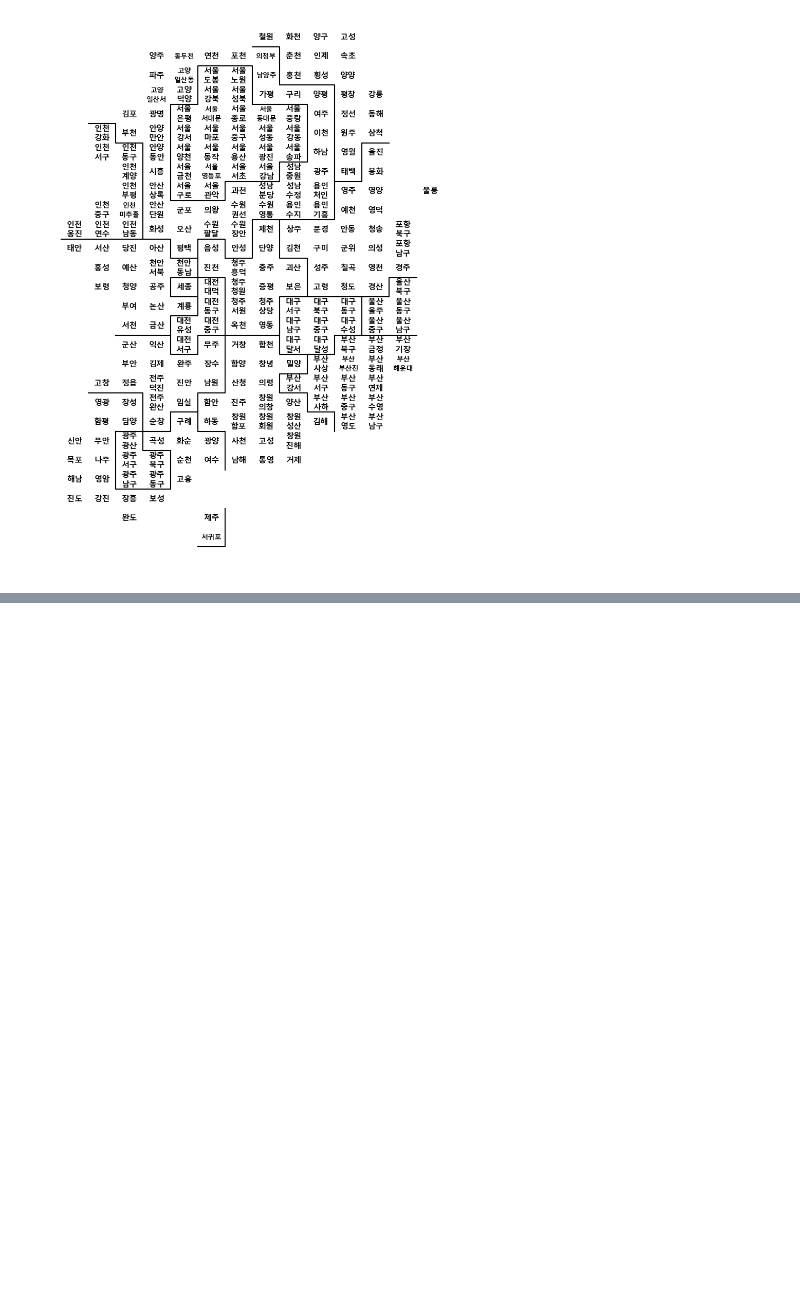
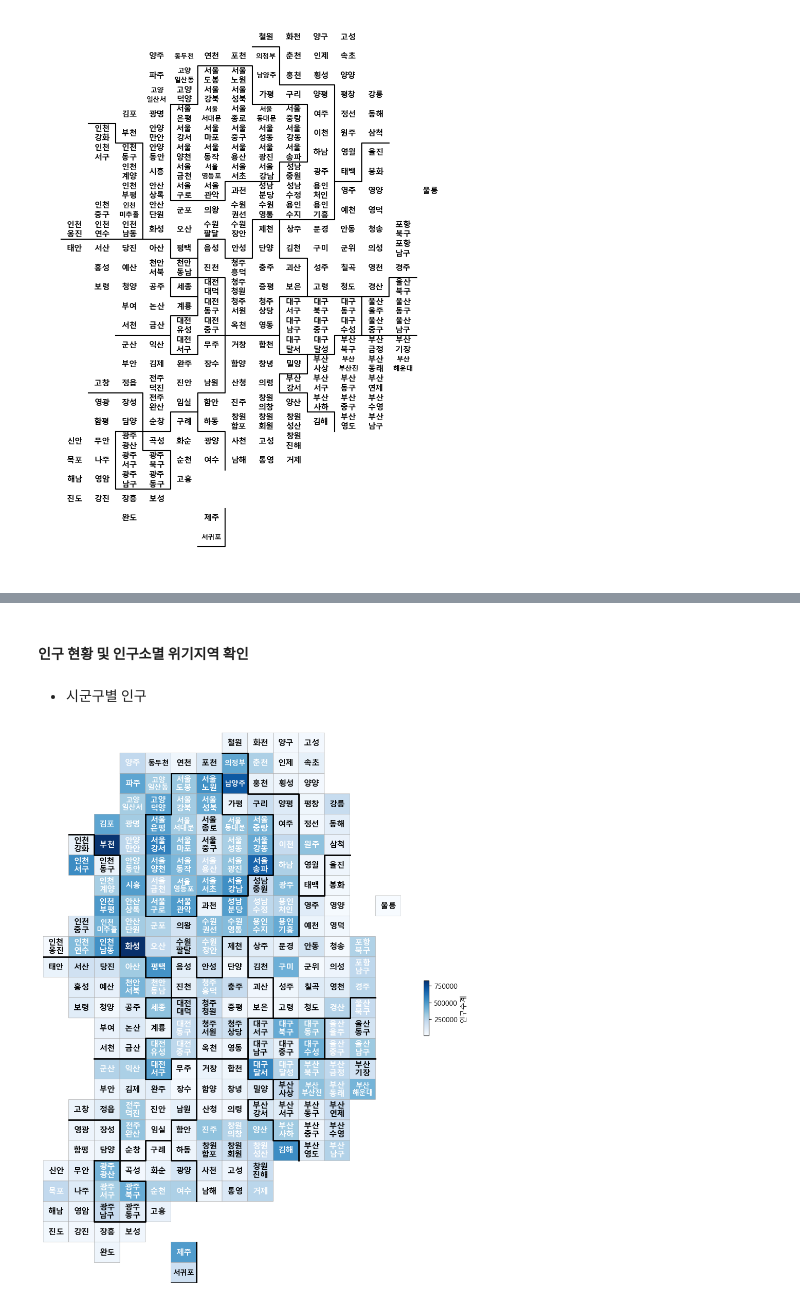
Before and after one commit to ckiekim/DataAnalysis-2023.09, a Jupyter notebook: 10.Cartogram/03.인구소멸위기지역-시각화.ipynb, the cells around one changed output, grey strips where cells are left out. Cells and saved outputs as stored; diff of their text form; code cells hidden in the pictures; blank space fills up the shorter version.

```diff
--- a/10.Cartogram/03.인구소멸위기지역-시각화.ipynb
+++ b/10.Cartogram/03.인구소멸위기지역-시각화.ipynb
@@ -123,0 +126,3 @@ plt.show()
+# %%
+pop = pd.merge(pop, map)
+pop.head()
@@ -123,0 +136,8 @@ plt.show()
+# %% [markdown]
+#### 인구 현황 및 인구소멸 위기지역 확인
+# %% [markdown]
+- 시군구별 인구
+# %%
+drawKorea('인구수계', pop, 'Blues')
+# %% [output]
+[figure, added]
```
Also changed, not shown: parts of 11 cells of this notebook, 1 other file.
